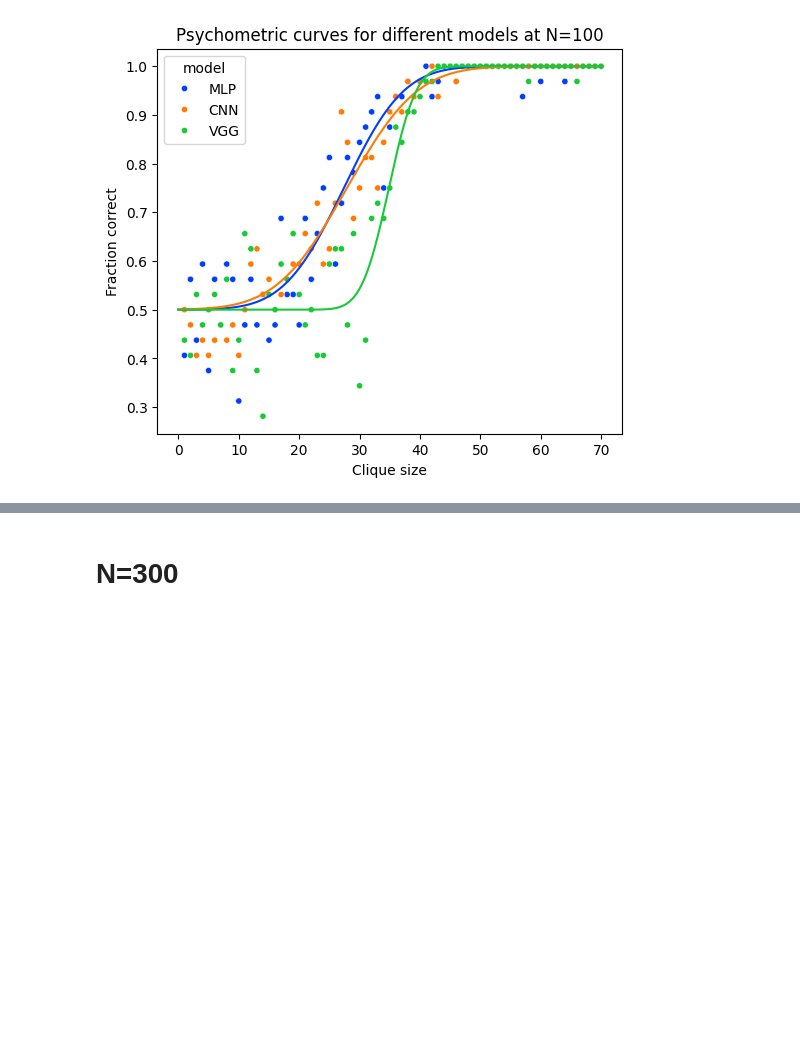
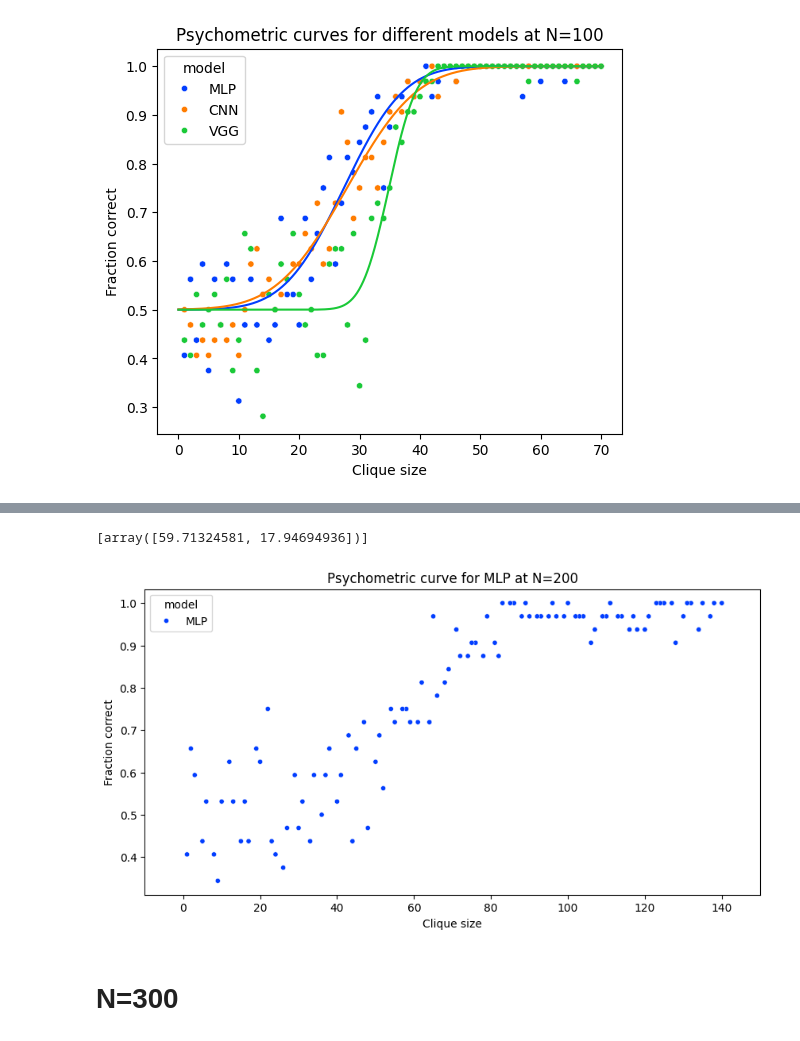
Before and after one commit to danieletirinnanzi/HUPLACLIP-NNs, a Jupyter notebook: scripts/data_fitting.ipynb, the cells around one changed output, grey strips where cells are left out. Cells and saved outputs as stored; diff of their text form; code cells hidden in the pictures; blank space fills up the shorter version.

```diff
--- a/scripts/data_fitting.ipynb
+++ b/scripts/data_fitting.ipynb
@@ -222,0 +227,5 @@ plt.show()
+# %%
+# importing data for MLP
+file_path = r"..\results\data\grid_exp_2024-05-16_14-32-11\N200\MLP\MLP_N200_results.csv"
+df_MLP_200 = pd.read_csv(file_path)
+df_MLP_200
@@ -222,0 +246,12 @@ plt.show()
+# %%
+# Add the "model" column to dataframe
+df_MLP_200['model'] = 'MLP'
+
+# Adding k/sqrt(n) variable
+df_MLP_200['k/sqrt(n)'] = df_MLP_200['clique size'] / sqrt(200)
+
+# rename variable "clique size" to "K"
+df_MLP_200.rename(columns={'clique size': 'k'}, inplace=True)
+
+# Print the concatenated dataframe
+df_MLP_200
@@ -223,3 +272,53 @@ plt.show()
+# %%
+# defining the sigmoid function to fit to the data:
+def sigmoid(k, k0, delta):
+    return (1+ndtr((k-k0)/delta))/2
+
+# creating unique array and populating it:
+fitted_params_models = []
+fitted_params_models.append(curve_fit(sigmoid, df_MLP_200['k'], df_MLP_200['fraction correct'], p0=(70, 20))[0])
+print(fitted_params_models)
+
+# put these into a dataframe:
+df_fitted_params_models = pd.DataFrame(fitted_params_models, columns=['k0', 'delta'])
+df_fitted_params_models['model'] = ['MLP']
+df_fitted_params_models
+
+
+# Create a larger figure with specified size
+fig, ax = plt.subplots(figsize=(10, 5))
+
+# defining model names
+model_names = ['MLP']
+
+# defining x values
+x_vals = np.linspace(0, 145, 1000)
+
+# creating palette for the graph
+my_palette_models = sns.color_palette("bright", len(model_names))
+
+# Scatter plot based on unique dataframe:
+sns.scatterplot(data=df_MLP_200, x='k', y='fraction correct', hue='model', palette=my_palette_models, ax=ax, s=20)
+
+# # defining y values for each N value and plotting it
+# for index, model in enumerate(model_names):
+#     y_vals = (1 + ndtr((x_vals - fitted_params_models[index][0]) / fitted_params_models[index][1])) / 2
+#     ax.plot(x_vals, y_vals, color=my_palette_models[index])
+
+# setting labels
+ax.set_xlim(-10, 150)
+# ax.set_ylim(0.2, 1.03)
+ax.set_ylabel("Fraction correct")
+ax.set_xlabel("Clique size")
+ax.tick_params(axis='x')
+ax.tick_params(axis='y')
+ax.set_title("Psychometric curve for MLP at N=200")
+
+# Show the plot
+plt.show()
+# %% [output]
+[array([59.71324581, 17.94694936])]
+[figure, added]
 # %% [markdown]
 # N=300
 # %% [markdown]
```
Also changed, not shown: parts of 4 cells of this notebook, 35 other files.
